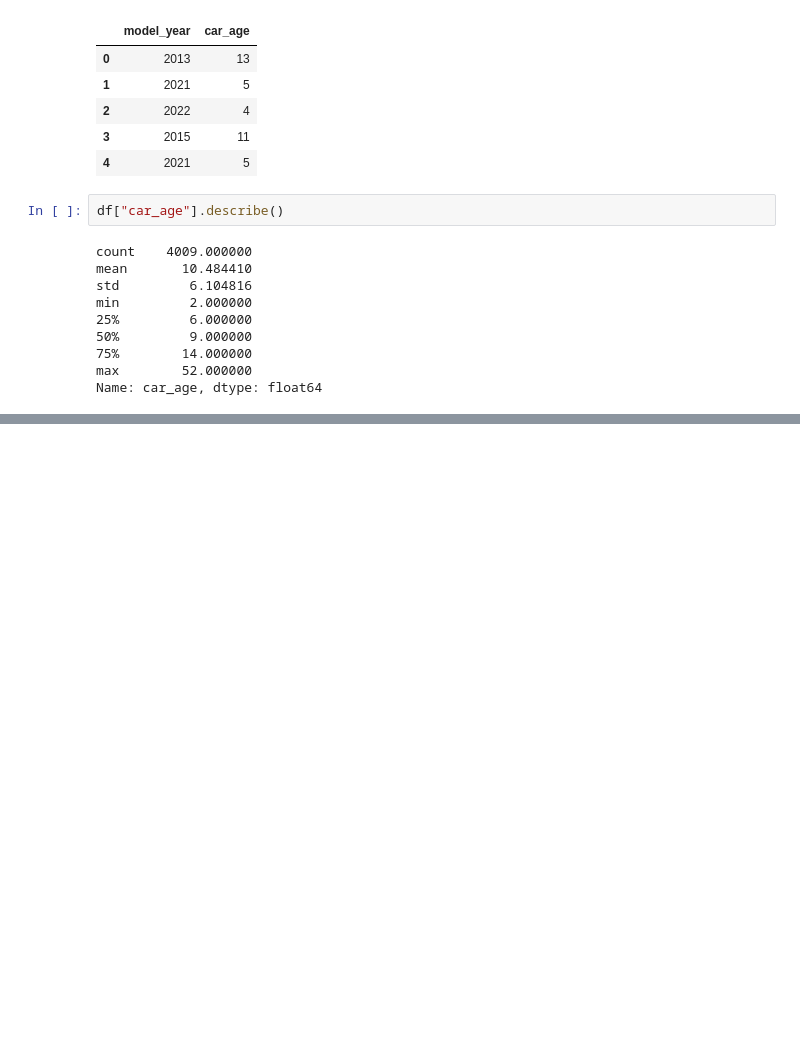
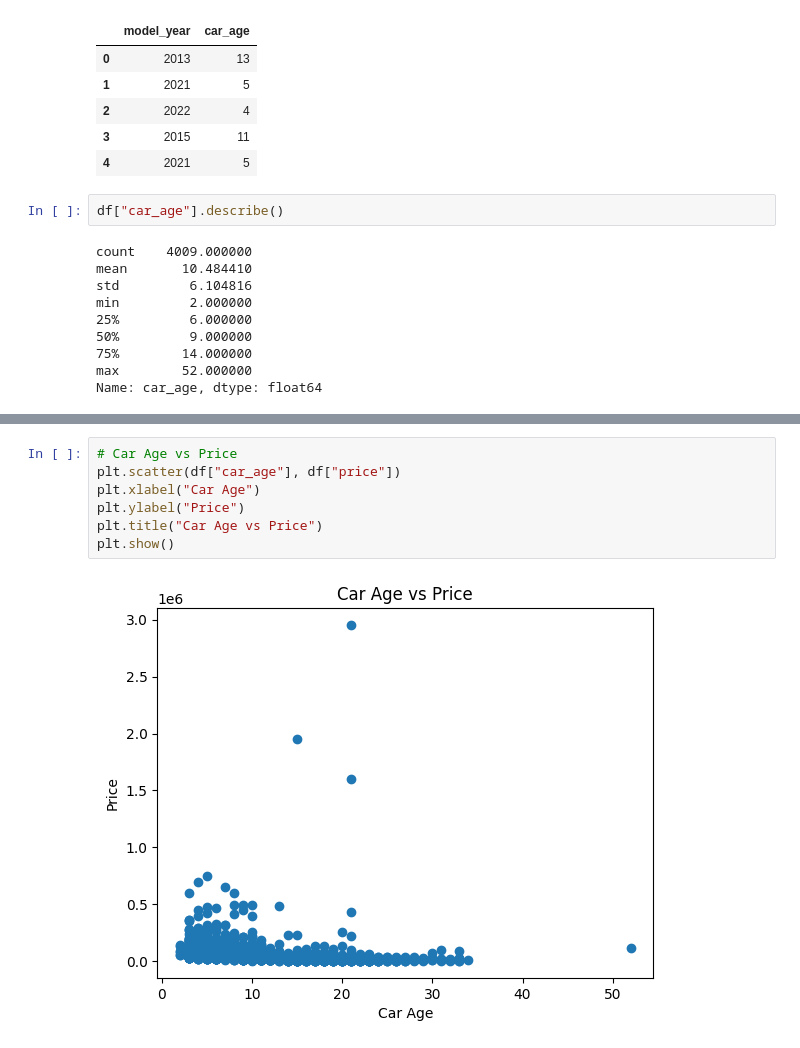
Before and after one commit to SMCodeX7/Used-Car-Price-Prediction, a Jupyter notebook: notebooks/UsedCarPricePrediction.ipynb, the cells around one changed output, grey strips where cells are left out. Saved outputs shown, nothing was run; the diff lists cells and outputs as text; blank space fills up the shorter version.

```diff
--- a/notebooks/UsedCarPricePrediction.ipynb
+++ b/notebooks/UsedCarPricePrediction.ipynb
@@ -253,0 +272,9 @@ Name: car_age, dtype: float64
+# %%
+# Car Age vs Price
+plt.scatter(df["car_age"], df["price"])
+plt.xlabel("Car Age")
+plt.ylabel("Price")
+plt.title("Car Age vs Price")
+plt.show()
+# %% [output]
+[figure, added]
```
Also changed, not shown: parts of 6 cells of this notebook.
